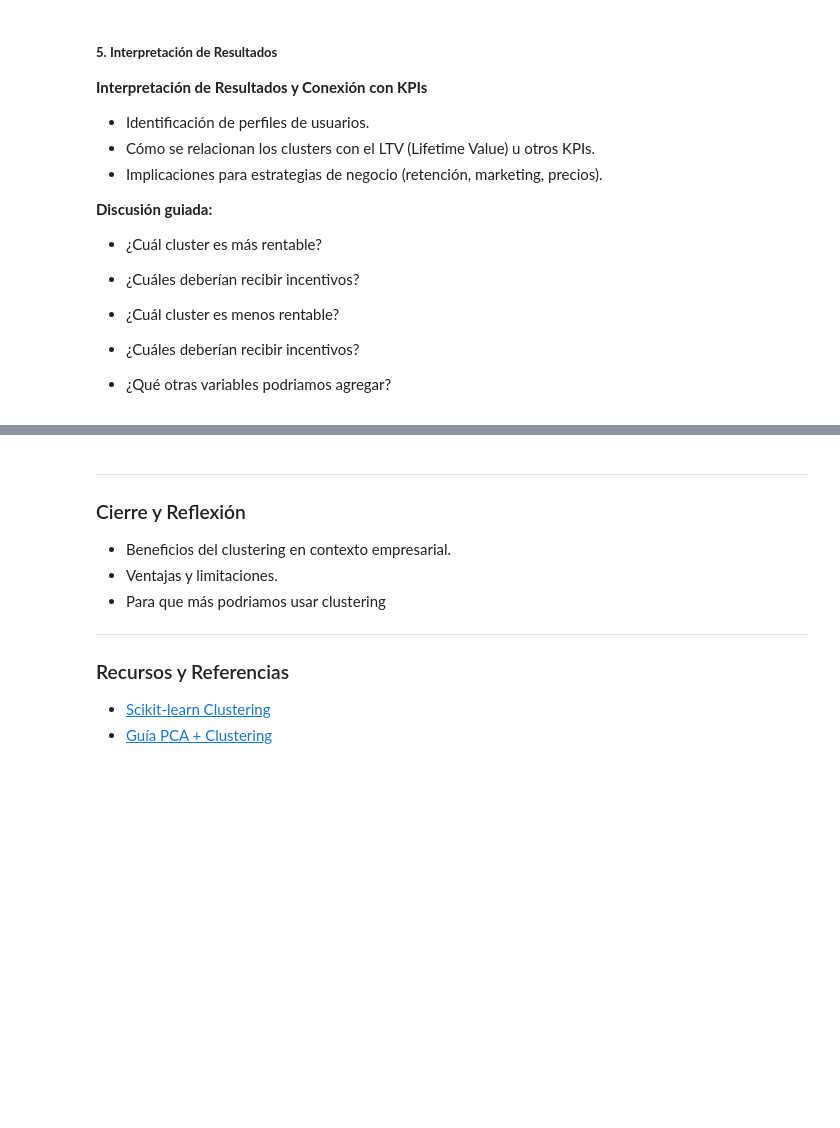
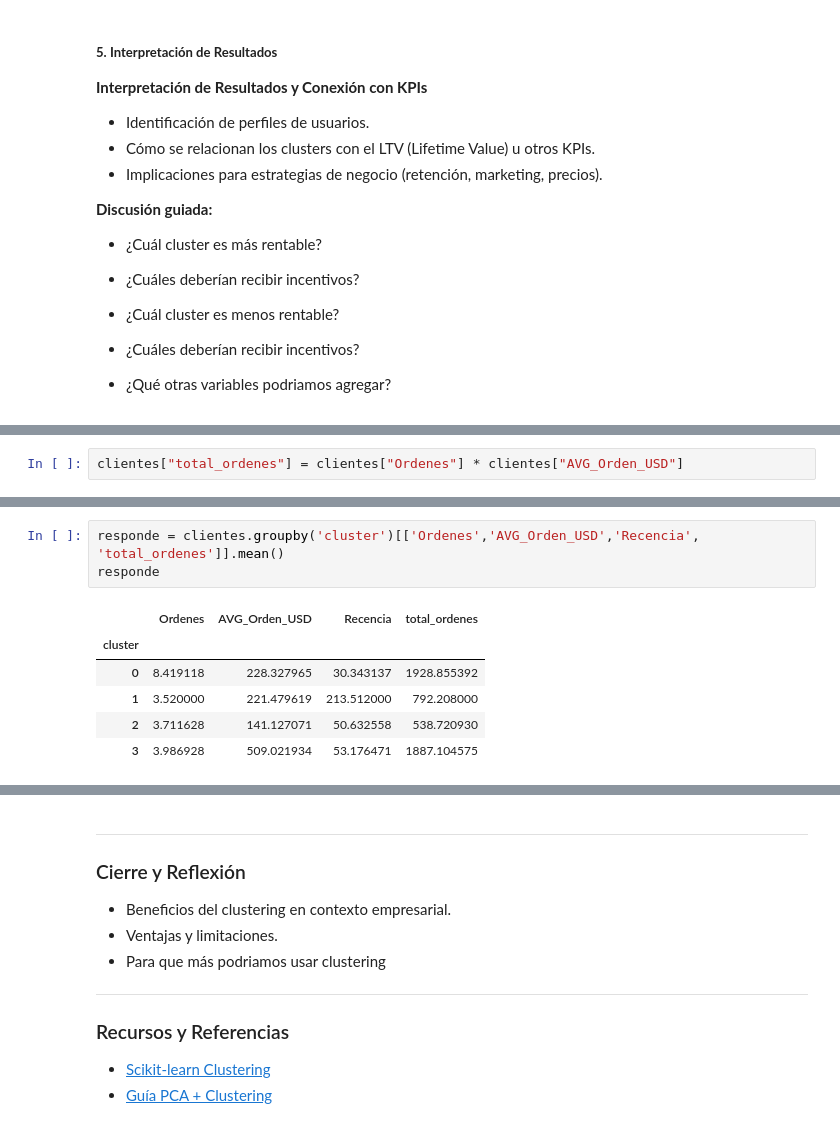
Before and after one commit to Rigobertoj/DataScience_KPI_Project, a Jupyter notebook: 03/Clase17_LabDatos_Segmento_Clientes.ipynb, the cells around one changed output, grey strips where cells are left out. Cells and saved outputs as stored; diff of their text form; blank space fills up the shorter version.

```diff
--- a/03/Clase17_LabDatos_Segmento_Clientes.ipynb
+++ b/03/Clase17_LabDatos_Segmento_Clientes.ipynb
@@ -426,0 +433,2 @@ Text(0.5, 0, 'Genero del cliente)')
+# %%
+clientes["total_ordenes"] = clientes["Ordenes"] * clientes["AVG_Orden_USD"]
@@ -426,0 +453,10 @@ Text(0.5, 0, 'Genero del cliente)')
+# %%
+responde = clientes.groupby('cluster')[['Ordenes','AVG_Orden_USD','Recencia', 'total_ordenes']].mean()
+responde
+# %% [output]
+|  | Ordenes | AVG_Orden_USD | Recencia | total_ordenes |
+| cluster |  |  |  |  |
+| 0 | 8.419118 | 228.327965 | 30.343137 | 1928.855392 |
+| 1 | 3.520000 | 221.479619 | 213.512000 | 792.208000 |
+| 2 | 3.711628 | 141.127071 | 50.632558 | 538.720930 |
+| 3 | 3.986928 | 509.021934 | 53.176471 | 1887.104575 |
```
Also changed, not shown: parts of 12 cells of this notebook.
